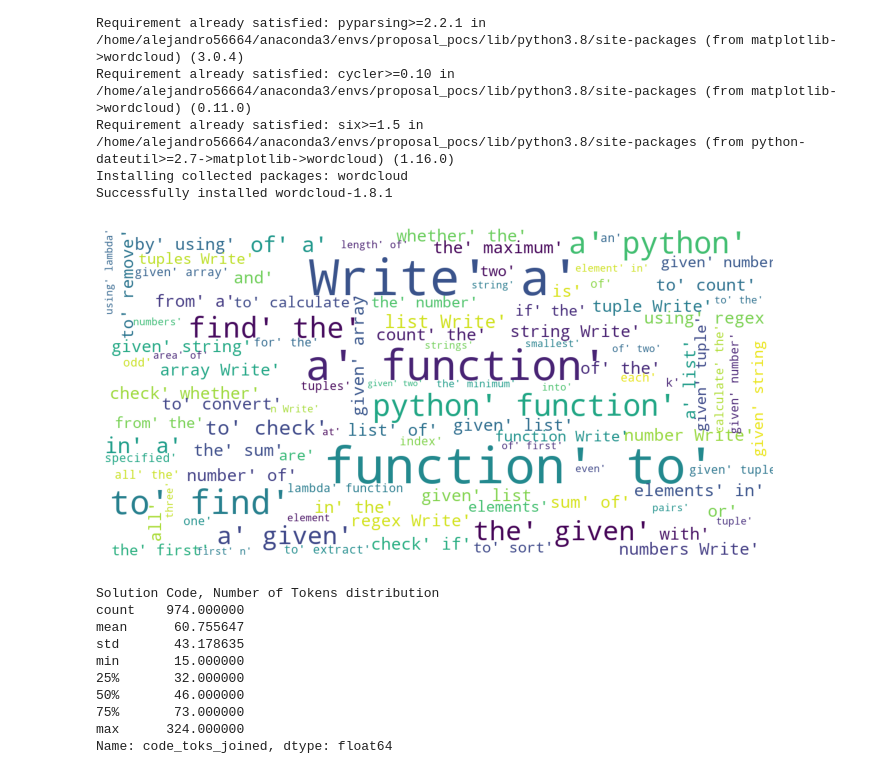
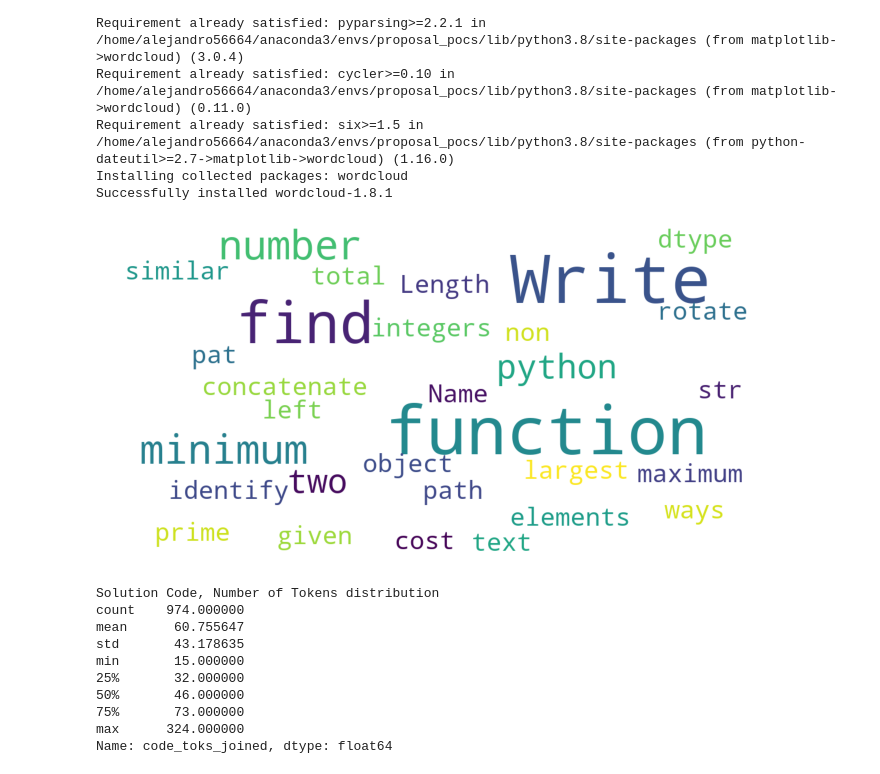
Before and after one commit to alejandro56664-2/final-project-intro-ds-2022-1, a Jupyter notebook: 3_eda/exploratory_data_analysis.ipynb, the cells around one changed output. Cells and saved outputs as stored; diff of their text form; code cells hidden in the pictures.

```diff
--- a/3_eda/exploratory_data_analysis.ipynb
+++ b/3_eda/exploratory_data_analysis.ipynb
@@ -596,27 +636,27 @@ Successfully installed wordcloud-1.8.1
 # %%
 from wordcloud import WordCloud, STOPWORDS
 stopwords = set(STOPWORDS)
 
 def show_wordcloud(data):
     wordcloud = WordCloud(
         background_color='white',
         stopwords=stopwords,
         max_words=100,
-        max_font_size=30,
+        max_font_size=40,
         scale=3,
         random_state=1)
 
     wordcloud=wordcloud.generate(str(data))
 
     fig = plt.figure(1, figsize=(12, 12))
     plt.axis('off')
 
     plt.imshow(wordcloud)
     plt.show()
 
-show_wordcloud(corpus)
+show_wordcloud(mbpp_df['text'])
 # %% [output]
-[figure, old version]
+[figure, new version]
 # %%
 print("Solution Code, Number of Tokens distribution")
 _, _ = len_dist(mbpp_df['code_toks_joined'],1, filter=False)
```
Also changed, not shown: parts of 25 cells of this notebook.
